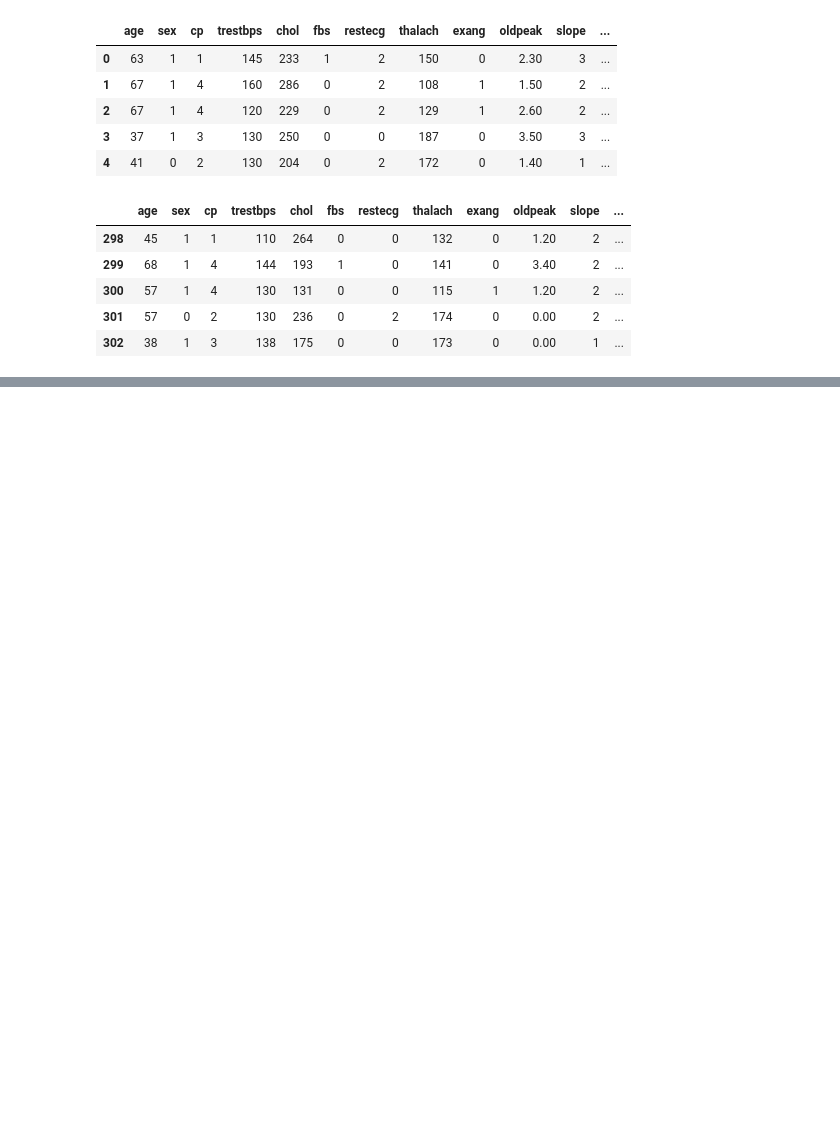
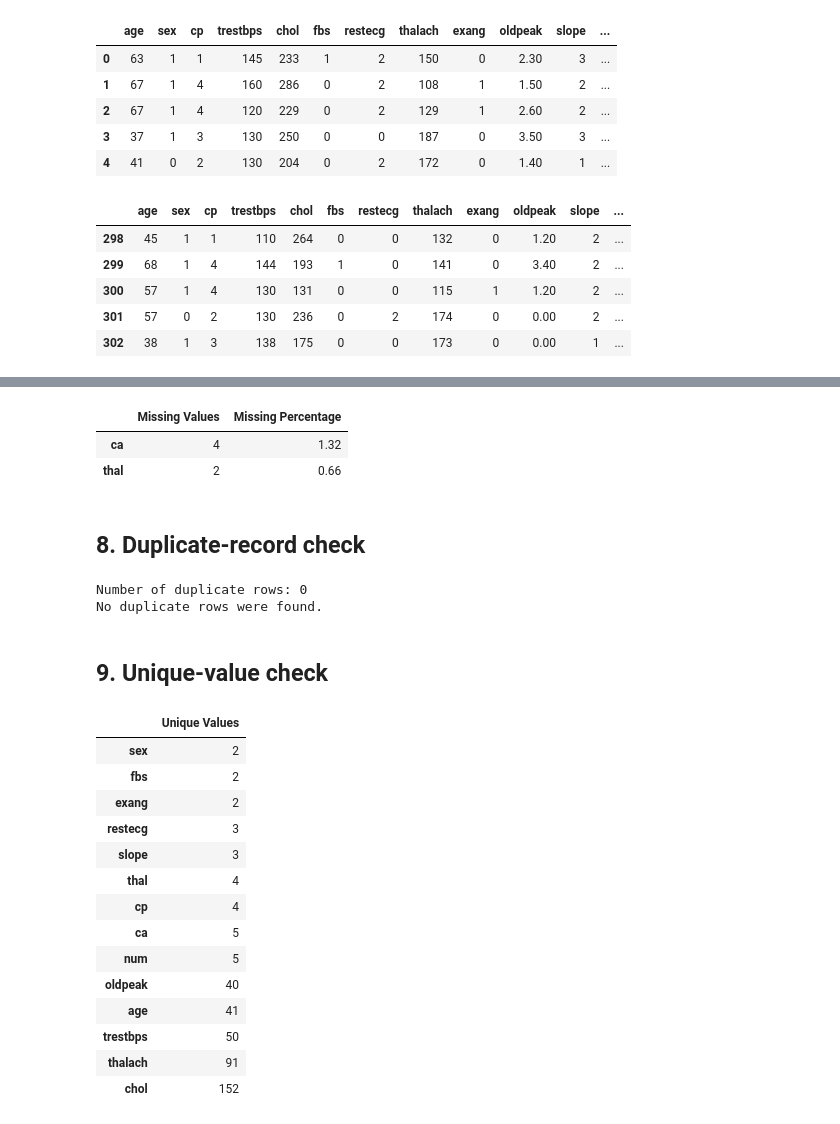
Before and after one commit to Kushagra-afk-commits/Heart-Disease-prediction-Using-Machine-Learning, a Jupyter notebook: Heart_Disease.ipynb, the cells around one changed output, grey strips where cells are left out. Cells and saved outputs as stored; diff of their text form; code cells hidden in the pictures; blank space fills up the shorter version.

```diff
--- a/Heart_Disease.ipynb
+++ b/Heart_Disease.ipynb
@@ -152,0 +178,45 @@ display(df.tail())
+# %%
+missing_only = missing_summary[missing_summary["Missing Values"] > 0]
+
+missing_only
+# %% [output]
+|  | Missing Values | Missing Percentage |
+| ca | 4 | 1.32 |
+| thal | 2 | 0.66 |
+# %% [markdown]
+## 8. Duplicate-record check
+# %%
+duplicate_count = df.duplicated().sum()
+print("Number of duplicate rows:", duplicate_count)
+
+if duplicate_count > 0:
+    display(df[df.duplicated(keep=False)])
+else:
+    print("No duplicate rows were found.")
+# %% [output]
+Number of duplicate rows: 0
+No duplicate rows were found.
+# %% [markdown]
+## 9. Unique-value check
+# %%
+unique_summary = pd.DataFrame({
+    "Unique Values": df.nunique(dropna=False)
+}).sort_values("Unique Values")
+
+display(unique_summary)
+# %% [output]
+|  | Unique Values |
+| sex | 2 |
+| fbs | 2 |
+| exang | 2 |
+| restecg | 3 |
+| slope | 3 |
+| thal | 4 |
+| cp | 4 |
+| ca | 5 |
+| num | 5 |
+| oldpeak | 40 |
+| age | 41 |
+| trestbps | 50 |
+| thalach | 91 |
+| chol | 152 |
```
Also changed, not shown: parts of 9 cells of this notebook.
